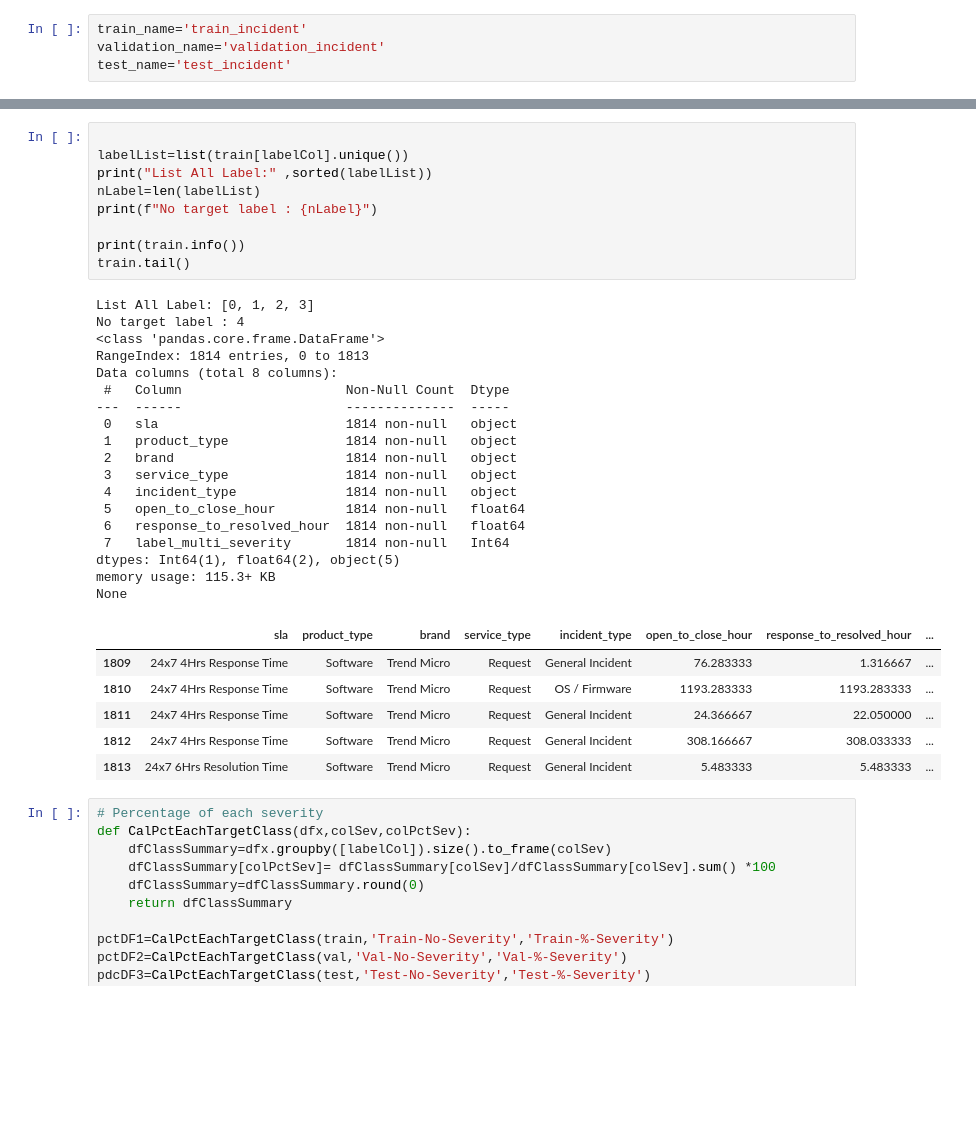
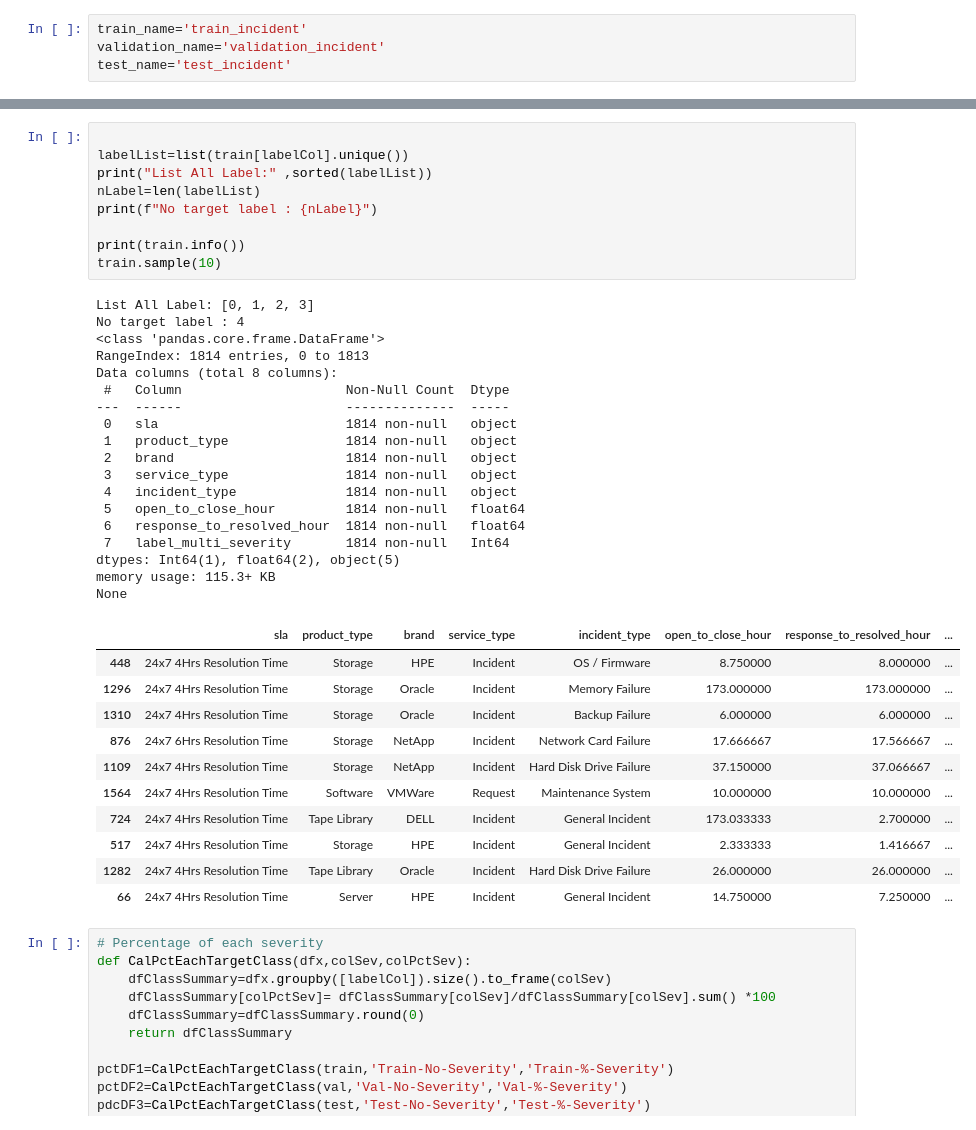
Before and after one commit to technqvi/MyYoutube-Demo, a Jupyter notebook: google_data_ai/t3-build_train_model.ipynb, the cells around one changed output, grey strips where cells are left out. Cells and saved outputs as stored; diff of their text form; blank space fills up the shorter version.

```diff
--- a/google_data_ai/t3-build_train_model.ipynb
+++ b/google_data_ai/t3-build_train_model.ipynb
@@ -99,37 +97,42 @@ print(test.shape)
 # %%
 
 labelList=list(train[labelCol].unique())
 print("List All Label:" ,sorted(labelList))
 nLabel=len(labelList)
 print(f"No target label : {nLabel}")
 
 print(train.info())
-train.tail()
+train.sample(10)
 # %% [output]
 List All Label: [0, 1, 2, 3]
 No target label : 4
 <class 'pandas.core.frame.DataFrame'>
 RangeIndex: 1814 entries, 0 to 1813
 Data columns (total 8 columns):
  #   Column                     Non-Null Count  Dtype
 ---  ------                     --------------  -----
  0   sla                        1814 non-null   object
  1   product_type               1814 non-null   object
  2   brand                      1814 non-null   object
  3   service_type               1814 non-null   object
  4   incident_type              1814 non-null   object
  5   open_to_close_hour         1814 non-null   float64
  6   response_to_resolved_hour  1814 non-null   float64
  7   label_multi_severity       1814 non-null   Int64
 dtypes: Int64(1), float64(2), object(5)
 memory usage: 115.3+ KB
 None
 |  | sla | product_type | brand | service_type | incident_type | open_to_close_hour | response_to_resolved_hour | ... |
-| 1809 | 24x7 4Hrs Response Time | Software | Trend Micro | Request | General Incident | 76.283333 | 1.316667 | ... |
-| 1810 | 24x7 4Hrs Response Time | Software | Trend Micro | Request | OS / Firmware | 1193.283333 | 1193.283333 | ... |
-| 1811 | 24x7 4Hrs Response Time | Software | Trend Micro | Request | General Incident | 24.366667 | 22.050000 | ... |
-| 1812 | 24x7 4Hrs Response Time | Software | Trend Micro | Request | General Incident | 308.166667 | 308.033333 | ... |
-| 1813 | 24x7 6Hrs Resolution Time | Software | Trend Micro | Request | General Incident | 5.483333 | 5.483333 | ... |
+| 448 | 24x7 4Hrs Resolution Time | Storage | HPE | Incident | OS / Firmware | 8.750000 | 8.000000 | ... |
+| 1296 | 24x7 4Hrs Resolution Time | Storage | Oracle | Incident | Memory Failure | 173.000000 | 173.000000 | ... |
+| 1310 | 24x7 4Hrs Resolution Time | Storage | Oracle | Incident | Backup Failure | 6.000000 | 6.000000 | ... |
+| 876 | 24x7 6Hrs Resolution Time | Storage | NetApp | Incident | Network Card Failure | 17.666667 | 17.566667 | ... |
+| 1109 | 24x7 4Hrs Resolution Time | Storage | NetApp | Incident | Hard Disk Drive Failure | 37.150000 | 37.066667 | ... |
+| 1564 | 24x7 4Hrs Resolution Time | Software | VMWare | Request | Maintenance System | 10.000000 | 10.000000 | ... |
+| 724 | 24x7 4Hrs Resolution Time | Tape Library | DELL | Incident | General Incident | 173.033333 | 2.700000 | ... |
+| 517 | 24x7 4Hrs Resolution Time | Storage | HPE | Incident | General Incident | 2.333333 | 1.416667 | ... |
+| 1282 | 24x7 4Hrs Resolution Time | Tape Library | Oracle | Incident | Hard Disk Drive Failure | 26.000000 | 26.000000 | ... |
+| 66 | 24x7 4Hrs Resolution Time | Server | HPE | Incident | General Incident | 14.750000 | 7.250000 | ... |
 # %%
 # Percentage of each severity
 def CalPctEachTargetClass(dfx,colSev,colPctSev):
```
Also changed, not shown: parts of 3 cells of this notebook.
